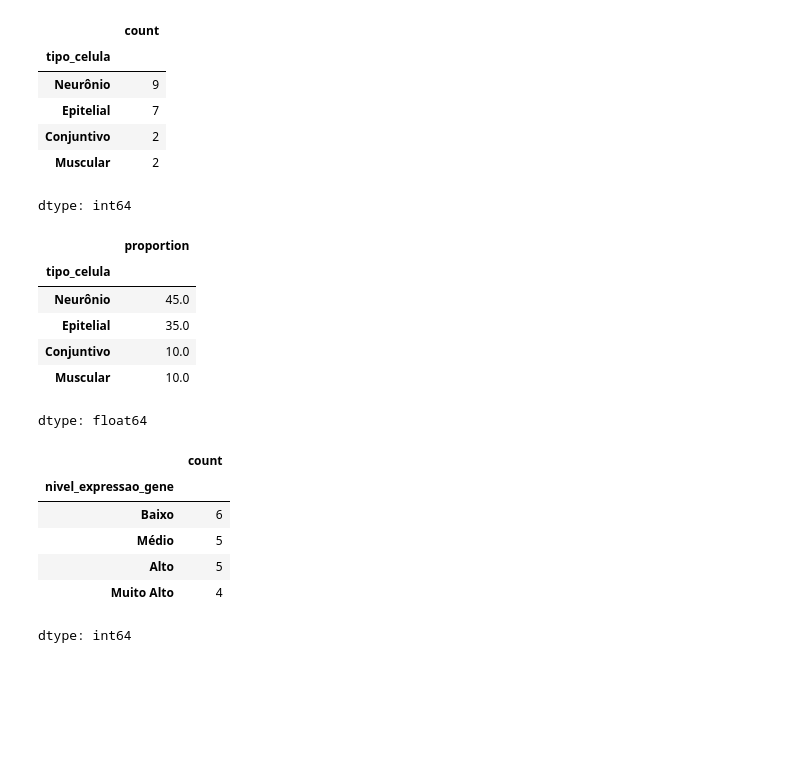
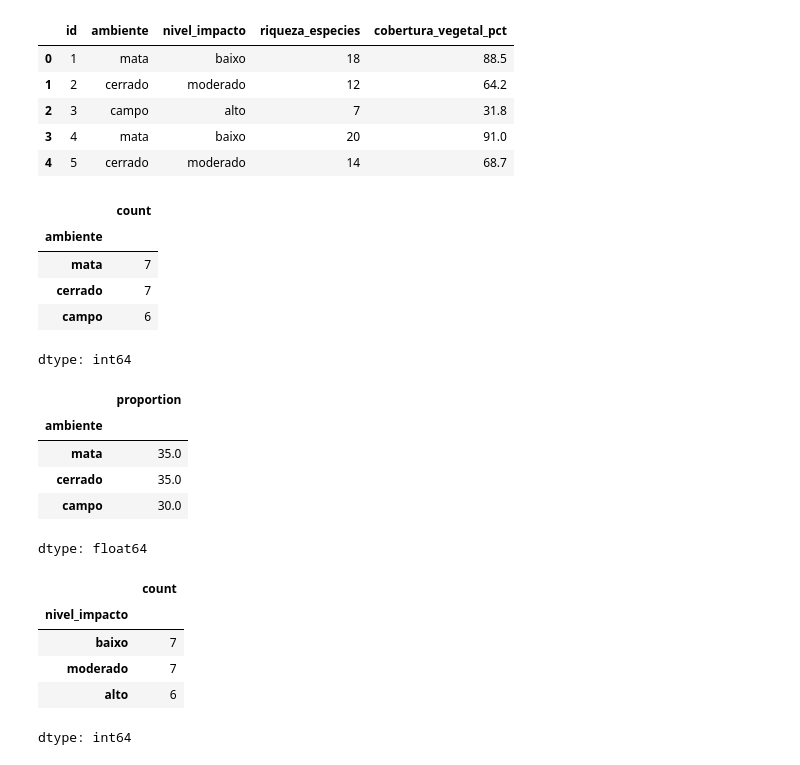
Before and after one commit to clobos/Biologia_2026, a Jupyter notebook: semana02.ipynb, the cells around one changed output. Drawn from its saved outputs; the diff is of its cells as text; code cells hidden in the pictures; blank space fills up the shorter version.

```diff
--- a/semana02.ipynb
+++ b/semana02.ipynb
@@ -61,37 +9,68 @@ dados
+# %%
+# 2. Conjunto de dados biológicos
+dados = pd.DataFrame({
+    "id": range(1, 21),
+    "ambiente": [
+        "mata", "cerrado", "campo", "mata", "cerrado",
+        "campo", "mata", "cerrado", "mata", "campo",
+        "cerrado", "mata", "campo", "cerrado", "mata",
+        "campo", "cerrado", "mata", "campo", "cerrado"
+    ],  # nominal
+    "nivel_impacto": [
+        "baixo", "moderado", "alto", "baixo", "moderado",
+        "alto", "baixo", "moderado", "baixo", "alto",
+        "moderado", "baixo", "alto", "moderado", "baixo",
+        "alto", "moderado", "baixo", "alto", "moderado"
+    ],  # ordinal
+    "riqueza_especies": [
+        18, 12, 7, 20, 14, 6, 22, 13, 19, 8,
+        15, 21, 5, 11, 23, 7, 14, 20, 6, 12
+    ],  # discreta
+    "cobertura_vegetal_pct": [
+        88.5, 64.2, 31.8, 91.0, 68.7, 28.4, 94.3, 61.5, 86.9, 35.2,
+        70.1, 92.4, 24.8, 58.9, 96.0, 32.7, 66.3, 89.7, 27.5, 63.8
+    ]  # contínua
+})
+
+dados.head()
+# %% [output]
+|  | id | ambiente | nivel_impacto | riqueza_especies | cobertura_vegetal_pct |
+| 0 | 1 | mata | baixo | 18 | 88.5 |
+| 1 | 2 | cerrado | moderado | 12 | 64.2 |
+| 2 | 3 | campo | alto | 7 | 31.8 |
+| 3 | 4 | mata | baixo | 20 | 91.0 |
+| 4 | 5 | cerrado | moderado | 14 | 68.7 |
 # %%
-# Frequência para variável nominal (tipo de célula)
-freq_celula = dados["tipo_celula"].value_counts()
-freq_celula
+# 3. Frequência absoluta da variável nominal: ambiente
+freq_ambiente = dados["ambiente"].value_counts()
+freq_ambiente
 # %% [output]
 |  | count |
-| tipo_celula |  |
-| Neurônio | 9 |
-| Epitelial | 7 |
-| Conjuntivo | 2 |
-| Muscular | 2 |
+| ambiente |  |
+| mata | 7 |
+| cerrado | 7 |
+| campo | 6 |
 dtype: int64
 # %%
-# Frequência relativa (%) (tipo de célula)
-freq_celula_rel = dados["tipo_celula"].value_counts(normalize=True)*100
-freq_celula_rel
+# 4. Frequência relativa (%) da variável nominal: ambiente
+freq_ambiente_rel = dados["ambiente"].value_counts(normalize=True) * 100
+freq_ambiente_rel.round(1)
 # %% [output]
 |  | proportion |
-| tipo_celula |  |
-| Neurônio | 45.0 |
-| Epitelial | 35.0 |
-| Conjuntivo | 10.0 |
-| Muscular | 10.0 |
+| ambiente |  |
+| mata | 35.0 |
+| cerrado | 35.0 |
+| campo | 30.0 |
 dtype: float64
 # %%
-# Frequência para variável ordinal (nível de expressão de gene)
-freq_expressao = dados["nivel_expressao_gene"].value_counts()
-freq_expressao
+# 5. Frequência da variável ordinal: nível de impacto
+freq_impacto = dados["nivel_impacto"].value_counts()
+freq_impacto
 # %% [output]
 |  | count |
-| nivel_expressao_gene |  |
-| Baixo | 6 |
-| Médio | 5 |
-| Alto | 5 |
-| Muito Alto | 4 |
+| nivel_impacto |  |
+| baixo | 7 |
+| moderado | 7 |
+| alto | 6 |
 dtype: int64
 # %%
```
Also changed, not shown: parts of 18 cells of this notebook.
